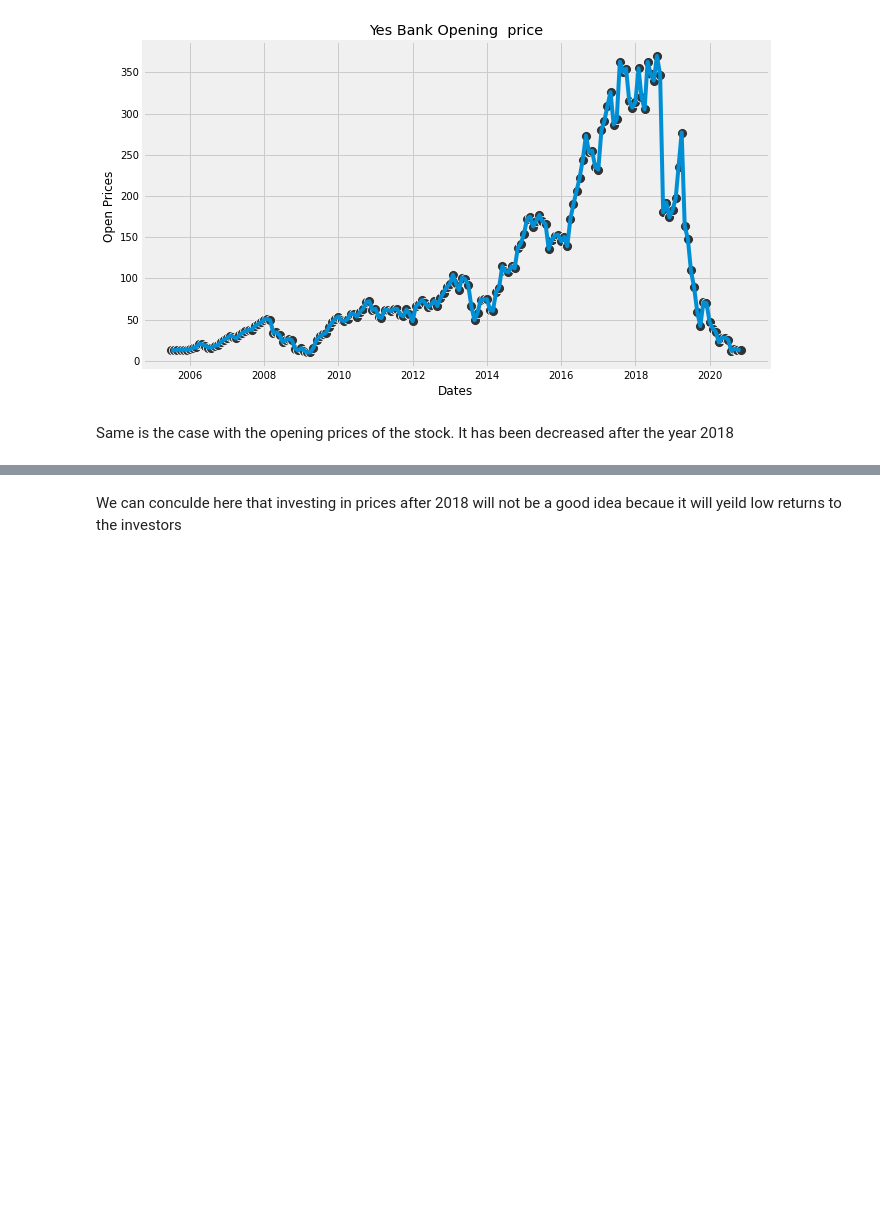
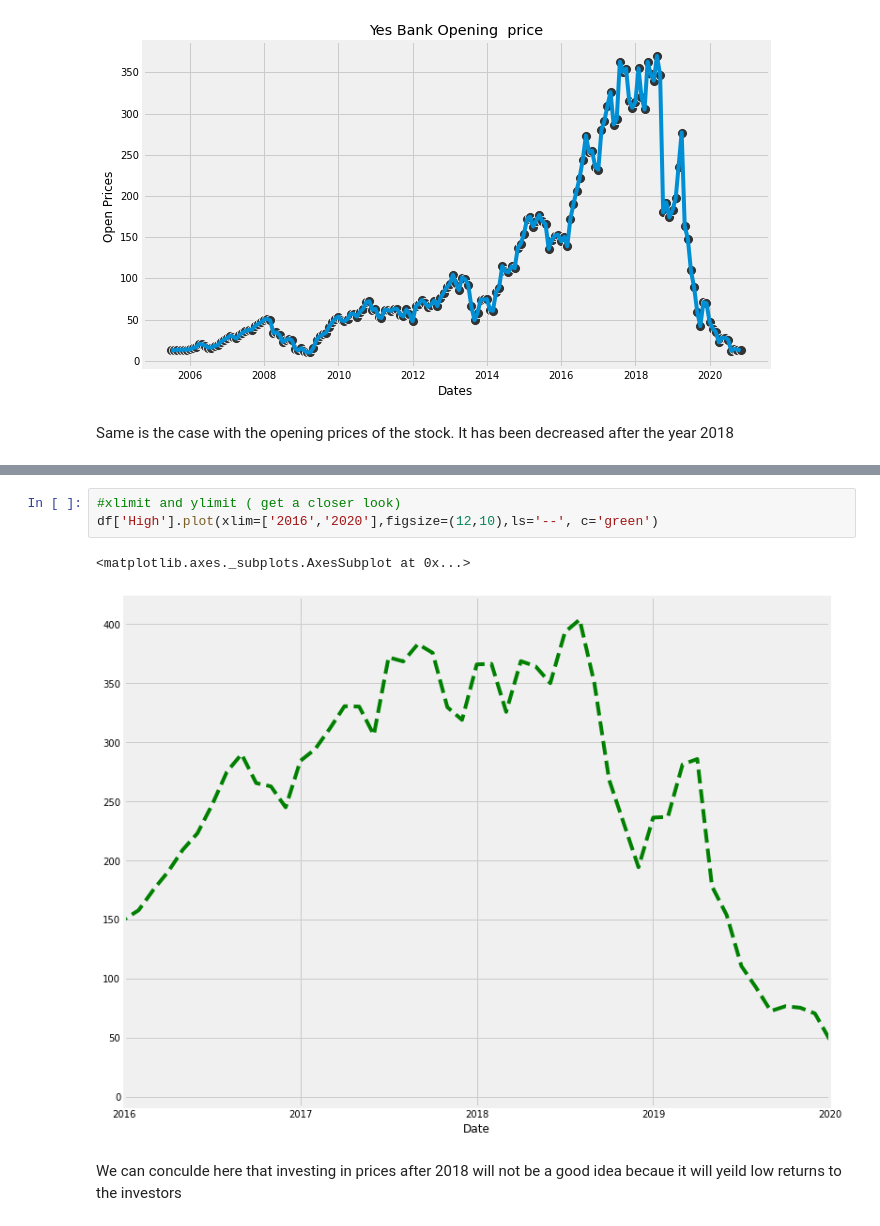
Before and after one commit to SomyaH99/Yes-bank-closing-stock-price-predictions, a Jupyter notebook: Closing_Stock_price_prediction_analysis.ipynb, the cells around one changed output, grey strips where cells are left out. Saved outputs shown, nothing was run; the diff lists cells and outputs as text; blank space fills up the shorter version.

```diff
--- a/Closing_Stock_price_prediction_analysis.ipynb
+++ b/Closing_Stock_price_prediction_analysis.ipynb
@@ -199,3 +219,9 @@ Same is the case with the opening prices of the stock. It has been decreased aft
+# %%
+#xlimit and ylimit ( get a closer look)
+df['High'].plot(xlim=['2016','2020'],figsize=(12,10),ls='--', c='green')
+# %% [output]
+<matplotlib.axes._subplots.AxesSubplot at 0x...>
+[figure, added]
 # %% [markdown]
 We can conculde here that investing in prices after 2018 will not be a good idea becaue it will yeild low returns to the investors
 # %%
```
Also changed, not shown: parts of 8 cells of this notebook.
